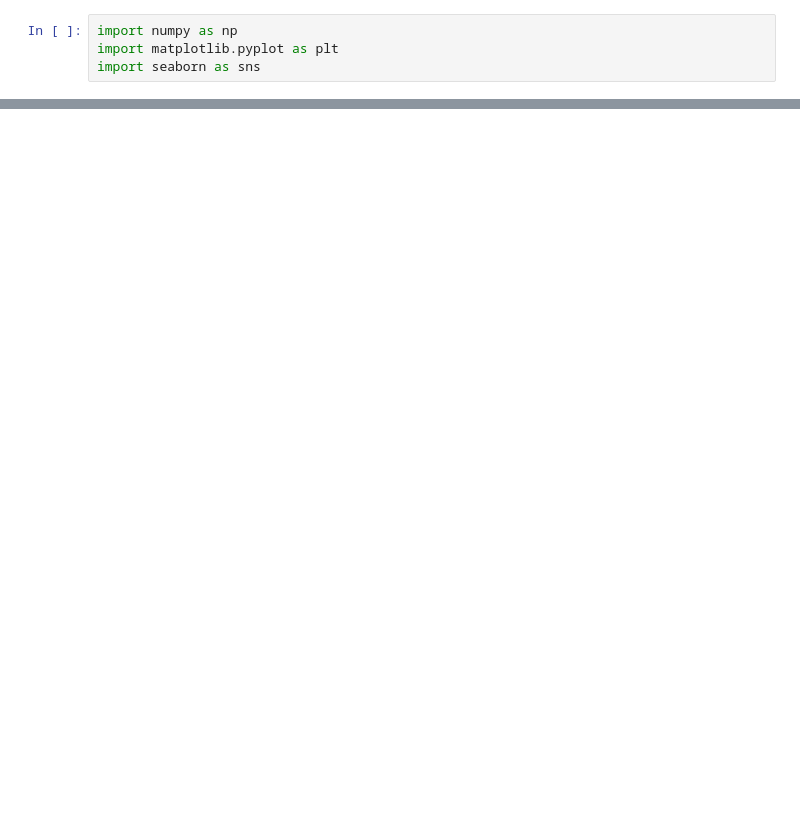
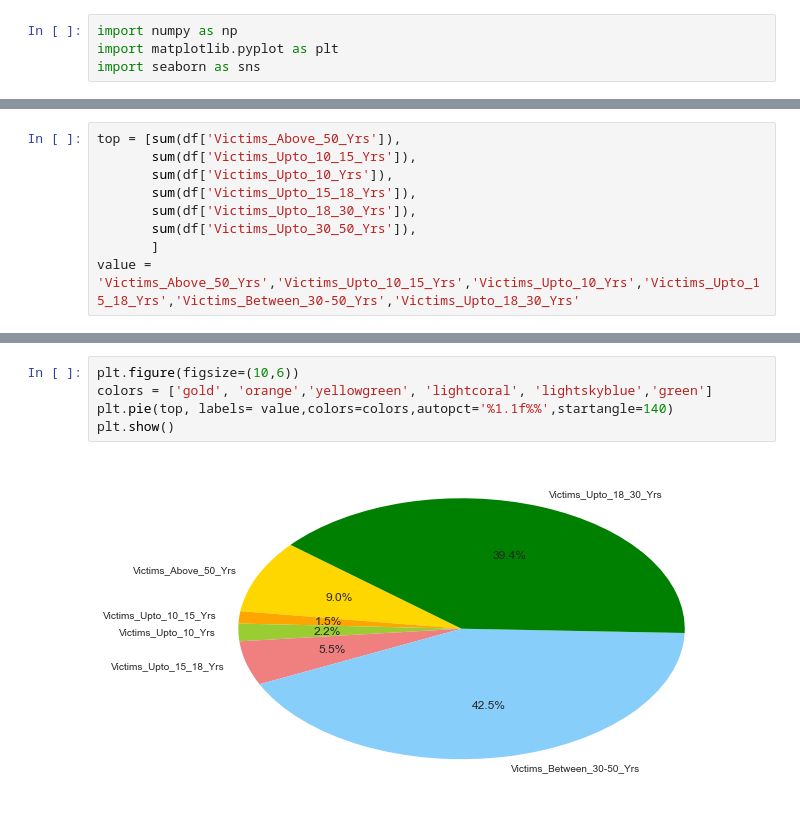
Before and after one commit to Sangarshanan/Data-visualization, a Jupyter notebook: India crime/Murder.ipynb, the cells around one changed output, grey strips where cells are left out. Saved outputs shown, nothing was run; the diff lists cells and outputs as text; blank space fills up the shorter version.

```diff
--- a/India crime/Murder.ipynb
+++ b/India crime/Murder.ipynb
@@ -43,0 +66,9 @@ plt.show()
+# %%
+top = [sum(df['Victims_Above_50_Yrs']),
+       sum(df['Victims_Upto_10_15_Yrs']),
+       sum(df['Victims_Upto_10_Yrs']),
+       sum(df['Victims_Upto_15_18_Yrs']),
+       sum(df['Victims_Upto_18_30_Yrs']),
+       sum(df['Victims_Upto_30_50_Yrs']),
+       ]
+value = 'Victims_Above_50_Yrs','Victims_Upto_10_15_Yrs','Victims_Upto_10_Yrs','Victims_Upto_15_18_Yrs','Victims_Between_30-50_Yrs','Victims_Upto_18_30_Yrs'
@@ -43,0 +79,7 @@ plt.show()
+# %%
+plt.figure(figsize=(10,6))
+colors = ['gold', 'orange','yellowgreen', 'lightcoral', 'lightskyblue','green']
+plt.pie(top, labels= value,colors=colors,autopct='%1.1f%%',startangle=140)
+plt.show()
+# %% [output]
+[figure, added]
```
Also changed, not shown: parts of 9 cells of this notebook.
